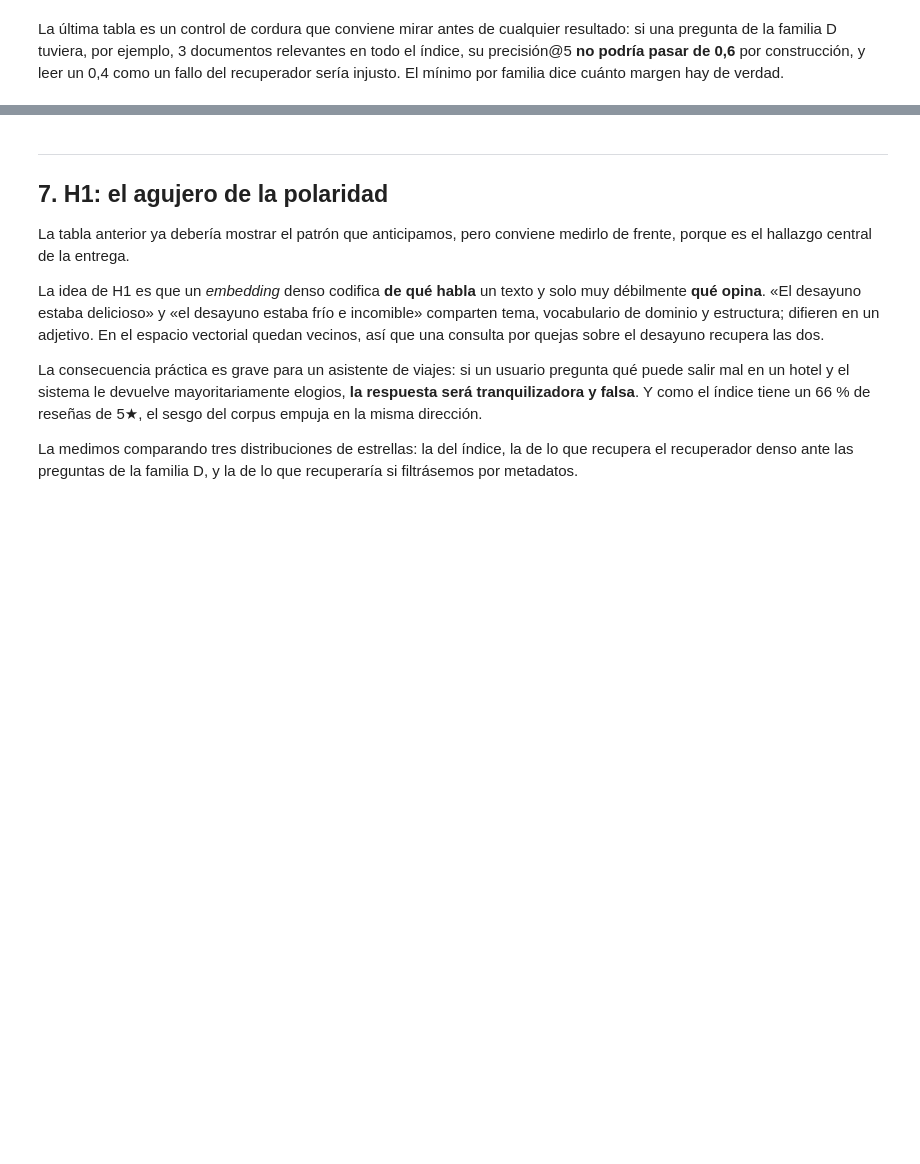
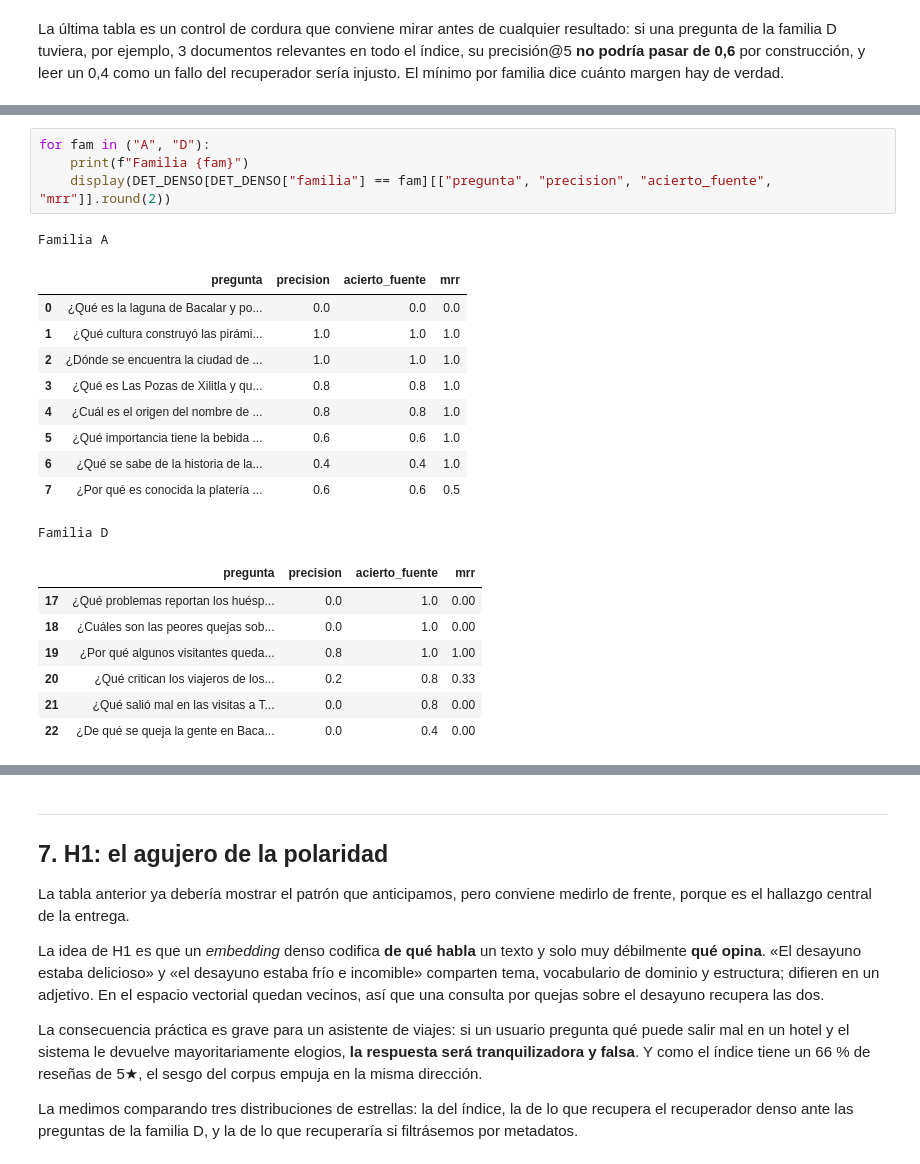
Before and after one commit to Aguado4/miniproyecto-5-nlp-Aguado-Cruz-Ramirez, a Jupyter notebook: notebooks/miniproyecto5_restmex_rag.ipynb, the cells around one changed output, grey strips where cells are left out. Saved outputs shown, nothing was run; the diff lists cells and outputs as text; blank space fills up the shorter version.

```diff
--- a/notebooks/miniproyecto5_restmex_rag.ipynb
+++ b/notebooks/miniproyecto5_restmex_rag.ipynb
@@ -719,0 +873,23 @@ display(RES_DENSO)
+# %%
+for fam in ("A", "D"):
+    print(f"Familia {fam}")
+    display(DET_DENSO[DET_DENSO["familia"] == fam][["pregunta", "precision", "acierto_fuente", "mrr"]].round(2))
+# %% [output]
+Familia A
+|  | pregunta | precision | acierto_fuente | mrr |
+| 0 | ¿Qué es la laguna de Bacalar y po... | 0.0 | 0.0 | 0.0 |
+| 1 | ¿Qué cultura construyó las pirámi... | 1.0 | 1.0 | 1.0 |
+| 2 | ¿Dónde se encuentra la ciudad de ... | 1.0 | 1.0 | 1.0 |
+| 3 | ¿Qué es Las Pozas de Xilitla y qu... | 0.8 | 0.8 | 1.0 |
+| 4 | ¿Cuál es el origen del nombre de ... | 0.8 | 0.8 | 1.0 |
+| 5 | ¿Qué importancia tiene la bebida ... | 0.6 | 0.6 | 1.0 |
+| 6 | ¿Qué se sabe de la historia de la... | 0.4 | 0.4 | 1.0 |
+| 7 | ¿Por qué es conocida la platería ... | 0.6 | 0.6 | 0.5 |
+Familia D
+|  | pregunta | precision | acierto_fuente | mrr |
+| 17 | ¿Qué problemas reportan los huésp... | 0.0 | 1.0 | 0.00 |
+| 18 | ¿Cuáles son las peores quejas sob... | 0.0 | 1.0 | 0.00 |
+| 19 | ¿Por qué algunos visitantes queda... | 0.8 | 1.0 | 1.00 |
+| 20 | ¿Qué critican los viajeros de los... | 0.2 | 0.8 | 0.33 |
+| 21 | ¿Qué salió mal en las visitas a T... | 0.0 | 0.8 | 0.00 |
+| 22 | ¿De qué se queja la gente en Baca... | 0.0 | 0.4 | 0.00 |
```
Also changed, not shown: parts of 71 cells of this notebook, 1 other file.
